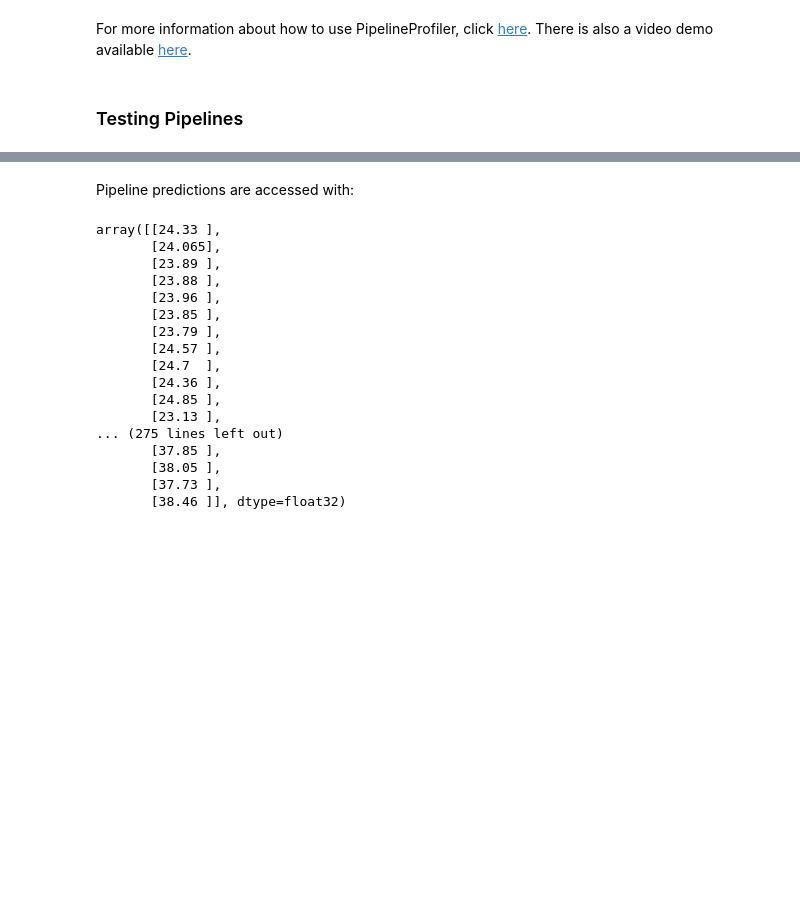
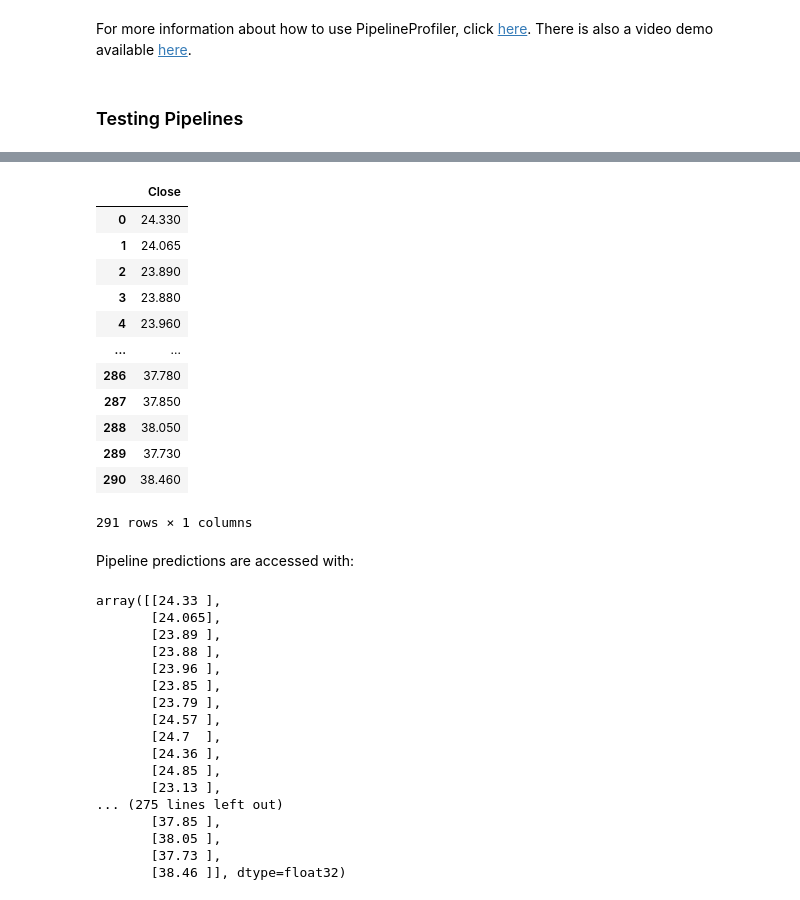
Before and after one commit to VIDA-NYU/alpha-automl, a Jupyter notebook: examples/timeseries_forecasting.ipynb, the cells around one changed output, grey strips where cells are left out. Saved outputs shown, nothing was run; the diff lists cells and outputs as text; code cells hidden in the pictures; blank space fills up the shorter version.

```diff
--- a/examples/timeseries_forecasting.ipynb
+++ b/examples/timeseries_forecasting.ipynb
@@ -135,3 +167,20 @@ For more information about how to use PipelineProfiler, click [here](https://tow
+# %%
+y_test = test_dataset[[target_column]]
+y_test
+# %% [output]
+|  | Close |
+| 0 | 24.330 |
+| 1 | 24.065 |
+| 2 | 23.890 |
+| 3 | 23.880 |
+| 4 | 23.960 |
+| ... | ... |
+| 286 | 37.780 |
+| 287 | 37.850 |
+| 288 | 38.050 |
+| 289 | 37.730 |
+| 290 | 38.460 |
+291 rows × 1 columns
 # %% [markdown]
 Pipeline predictions are accessed with:
 # %%
```
Also changed, not shown: parts of 7 cells of this notebook.
